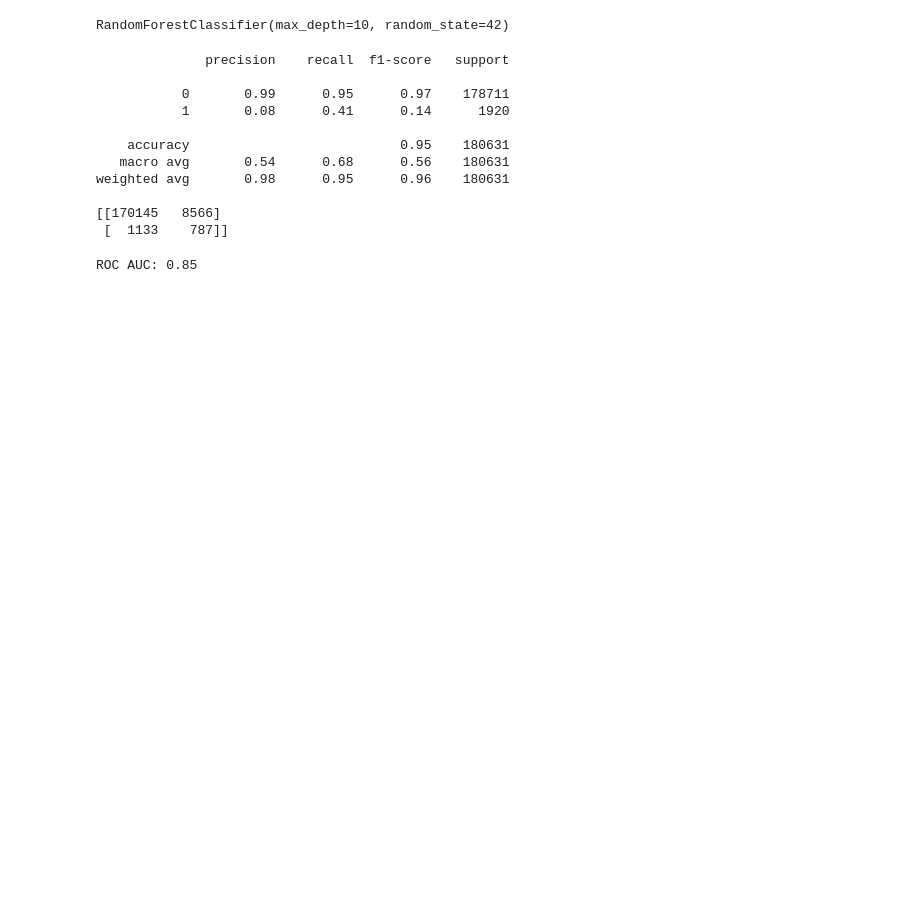
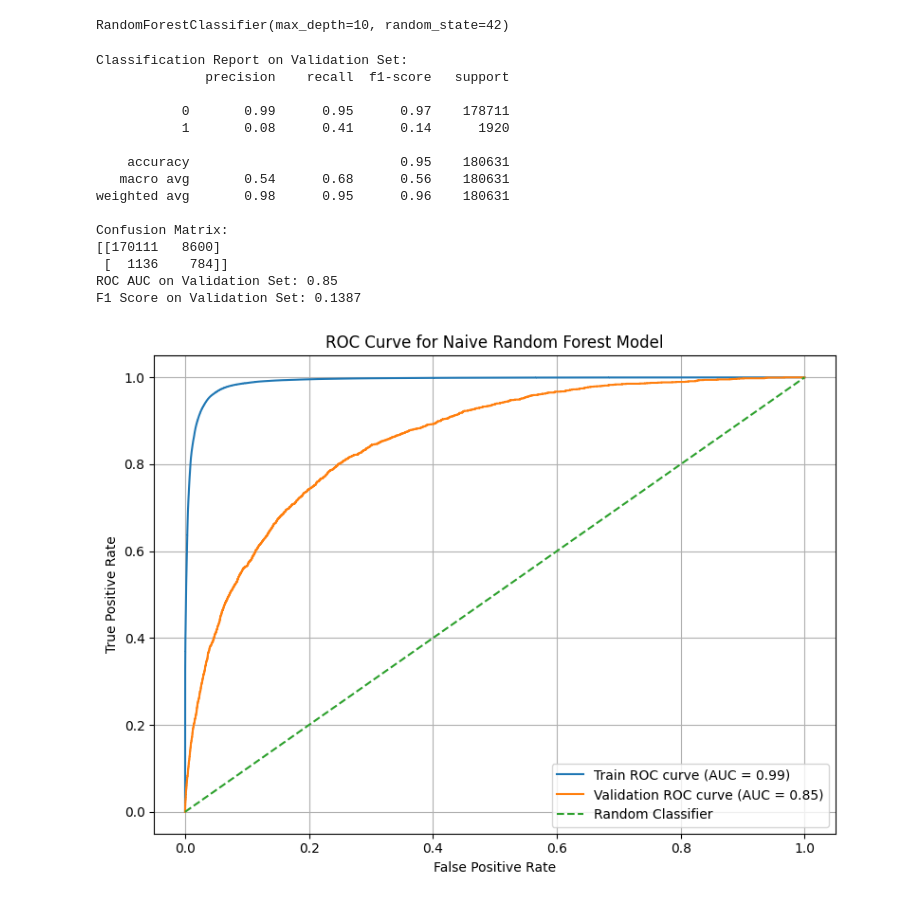
Before and after one commit to bernisschow/DSA4263-Business-and-Commerce-Fraud-Detection, a Jupyter notebook: notebooks/randomForest.ipynb, the cells around one changed output. Saved outputs shown, nothing was run; the diff lists cells and outputs as text; code cells hidden in the pictures; blank space fills up the shorter version.

Commit message:
Hyperparameter tuning and model fitting on newest processed data.

```diff
--- a/notebooks/randomForest.ipynb
+++ b/notebooks/randomForest.ipynb
@@ -41,11 +41,22 @@ RandomForestClassifier(max_depth=10, random_state=42)
 y_pred = rf.predict(X_val)
 
 # Classification report for precision, recall, F1-score, and accuracy
+print("Classification Report on Validation Set:")
 print(classification_report(y_val, y_pred))
 
 # Confusion matrix for false positives and false negatives
+print("Confusion Matrix:")
 print(confusion_matrix(y_val, y_pred))
+
+# SROC AUC score for model performance
+roc_auc = roc_auc_score(y_val, rf.predict_proba(X_val)[:, 1])
+print(f'ROC AUC on Validation Set: {roc_auc:.2f}')
+
+# Calculate F1-score
+f1 = f1_score(y_val, y_pred)
+print(f'F1 Score on Validation Set: {f1:.4f}')
 # %% [output]
+Classification Report on Validation Set:
               precision    recall  f1-score   support
 
            0       0.99      0.95      0.97    178711
@@ -55,11 +66,32 @@ print(confusion_matrix(y_val, y_pred))
    macro avg       0.54      0.68      0.56    180631
 weighted avg       0.98      0.95      0.96    180631
 
-[[170145   8566]
- [  1133    787]]
+Confusion Matrix:
+[[170111   8600]
+ [  1136    784]]
+ROC AUC on Validation Set: 0.85
+F1 Score on Validation Set: 0.1387
-# %%
-# ROC AUC score for model performance
-roc_auc = roc_auc_score(y_val, rf.predict_proba(X_val)[:, 1])
-print(f'ROC AUC: {roc_auc:.2f}')
-# %% [output]
-ROC AUC: 0.85
+# %%
+# Step 8: Plot ROC curve for the model's performance on Train vs. Test (Validation)
+# Get the probabilities for the positive class (fraud)
+y_train_proba = rf.predict_proba(X_train)[:, 1]
+y_val_proba = rf.predict_proba(X_val)[:, 1]
+
+# Compute ROC curve
+fpr_train, tpr_train, _ = roc_curve(y_train, y_train_proba)
+fpr_val, tpr_val, _ = roc_curve(y_val, y_val_proba)
+
+# Plot ROC curves
+plt.figure(figsize=(8, 6))
+plt.plot(fpr_train, tpr_train, label=f'Train ROC curve (AUC = {roc_auc_score(y_train, y_train_proba):.2f})')
+plt.plot(fpr_val, tpr_val, label=f'Validation ROC curve (AUC = {roc_auc:.2f})')
+plt.plot([0, 1], [0, 1], linestyle='--', label='Random Classifier')
+plt.xlabel('False Positive Rate')
+plt.ylabel('True Positive Rate')
+plt.title('ROC Curve for Naive Random Forest Model')
+plt.legend(loc='lower right')
+plt.grid(True)
+plt.tight_layout()
+plt.show()
+# %% [output]
+[figure, added]
```
Also changed, not shown: parts of 11 cells of this notebook.
